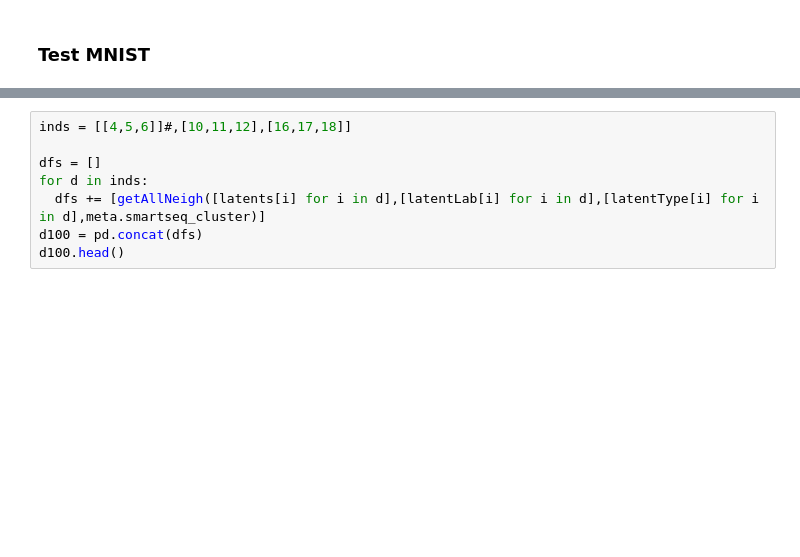
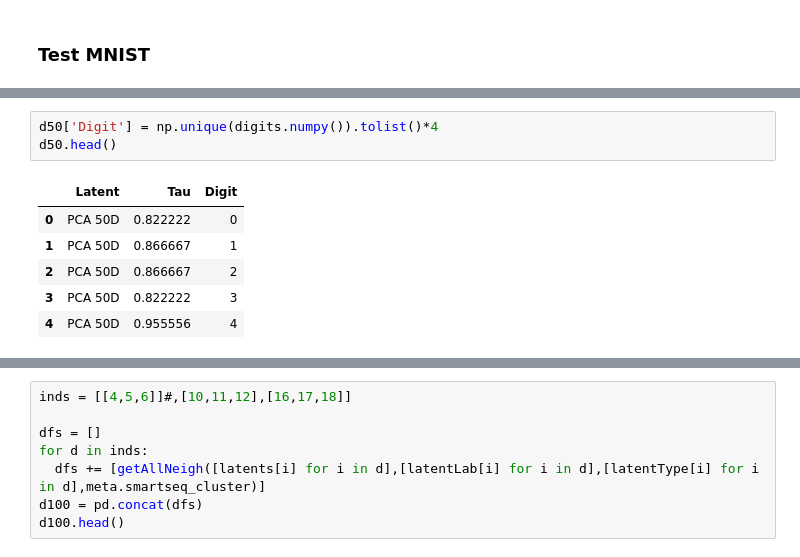
Before and after one commit to pachterlab/CBP_2021, a Jupyter notebook: notebooks/allInterIntraDistortions.ipynb, the cells around one changed output, grey strips where cells are left out. Saved outputs shown, nothing was run; the diff lists cells and outputs as text; blank space fills up the shorter version.

```diff
--- a/notebooks/allInterIntraDistortions.ipynb
+++ b/notebooks/allInterIntraDistortions.ipynb
@@ -581 +727,11 @@ sns.heatmap()
+# %%
+d50['Digit'] = np.unique(digits.numpy()).tolist()*4
+d50.head()
+# %% [output]
+|  | Latent | Tau | Digit |
+| 0 | PCA 50D | 0.822222 | 0 |
+| 1 | PCA 50D | 0.866667 | 1 |
+| 2 | PCA 50D | 0.866667 | 2 |
+| 3 | PCA 50D | 0.822222 | 3 |
+| 4 | PCA 50D | 0.955556 | 4 |
 # %%
```
Also changed, not shown: parts of 17 cells of this notebook.
